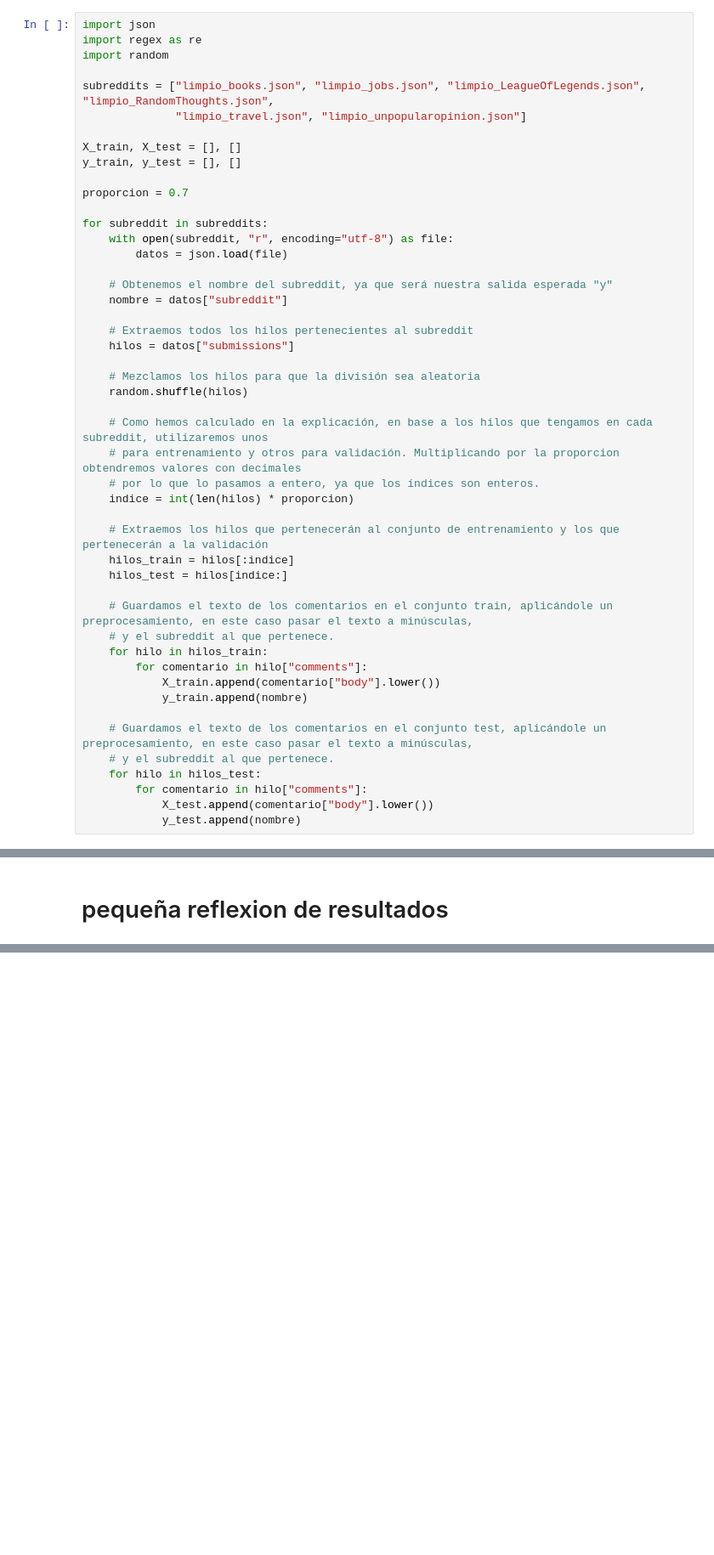
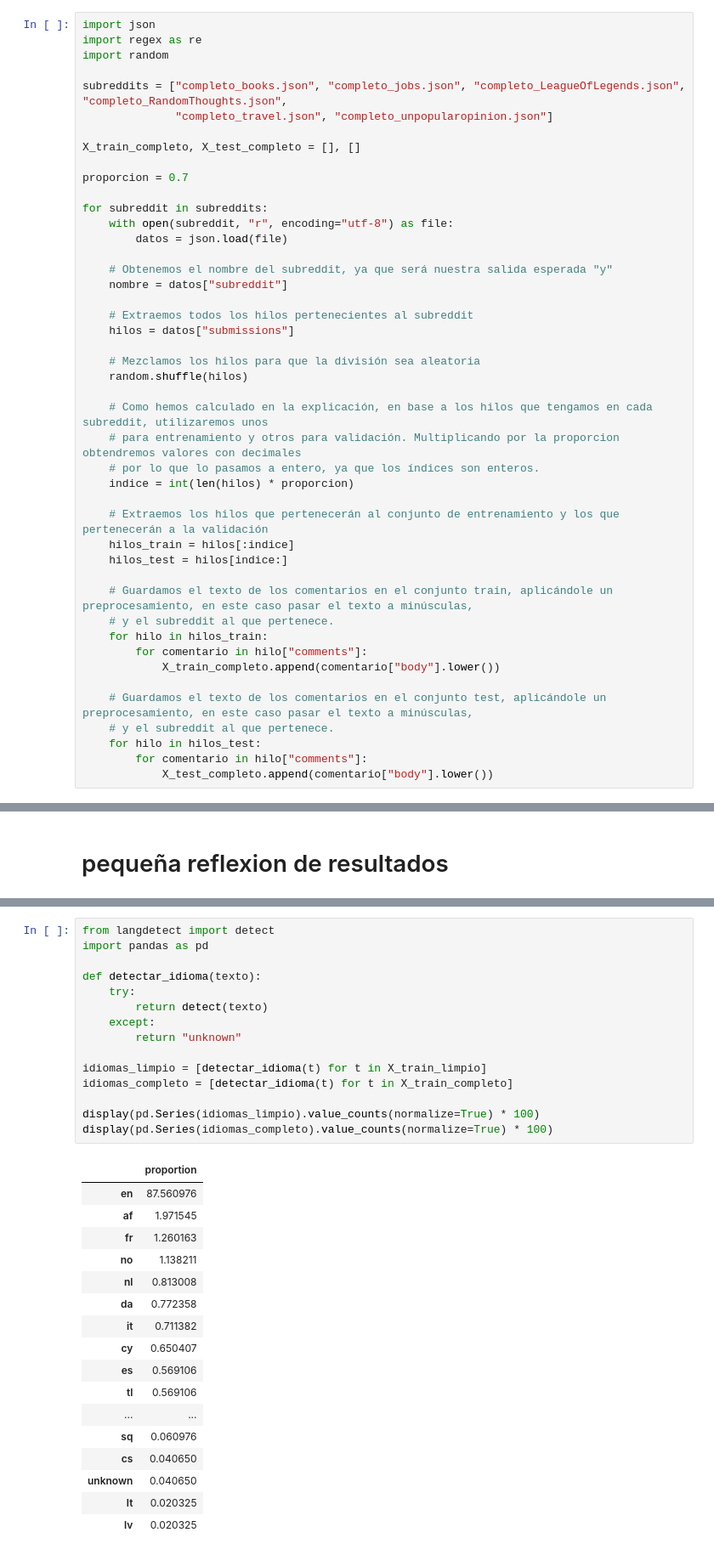
Before and after one commit to daniela-murciam-um-es/PLN-practicasParte2, a Jupyter notebook: apartado_2.ipynb, the cells around one changed output, grey strips where cells are left out. Shown at 85% size. Drawn from its saved outputs; the diff is of its cells as text; blank space fills up the shorter version.

```diff
--- a/apartado_2.ipynb
+++ b/apartado_2.ipynb
@@ -17,11 +71,10 @@ import json
 import regex as re
 import random
 
-subreddits = ["limpio_books.json", "limpio_jobs.json", "limpio_LeagueOfLegends.json", "limpio_RandomThoughts.json",
-			  "limpio_travel.json", "limpio_unpopularopinion.json"]
+subreddits = ["completo_books.json", "completo_jobs.json", "completo_LeagueOfLegends.json", "completo_RandomThoughts.json",
+			  "completo_travel.json", "completo_unpopularopinion.json"]
 
-X_train, X_test = [], []
-y_train, y_test = [], []
+X_train_completo, X_test_completo = [], []
 
 proporcion = 0.7
 
@@ -51,14 +104,12 @@ for subreddit in subreddits:
 	# y el subreddit al que pertenece.
 	for hilo in hilos_train:
 		for comentario in hilo["comments"]:
-			X_train.append(comentario["body"].lower())
-			y_train.append(nombre)
+			X_train_completo.append(comentario["body"].lower())
 
 	# Guardamos el texto de los comentarios en el conjunto test, aplicándole un preprocesamiento, en este caso pasar el texto a minúsculas,
 	# y el subreddit al que pertenece.
 	for hilo in hilos_test:
 		for comentario in hilo["comments"]:
-			X_test.append(comentario["body"].lower())
-			y_test.append(nombre)
+			X_test_completo.append(comentario["body"].lower())
 # %%
 # Comprobamos que el resultado obtenido es el que habíamos calculado previamente
@@ -286,0 +407,33 @@ ValueError: Unable to create tensor, you should probably activate truncation and
+# %%
+from langdetect import detect
+import pandas as pd
+
+def detectar_idioma(texto):
+    try:
+        return detect(texto)
+    except:
+        return "unknown"
+
+idiomas_limpio = [detectar_idioma(t) for t in X_train_limpio]
+idiomas_completo = [detectar_idioma(t) for t in X_train_completo]
+
+display(pd.Series(idiomas_limpio).value_counts(normalize=True) * 100)
+display(pd.Series(idiomas_completo).value_counts(normalize=True) * 100)
+# %% [output]
+|  | proportion |
+| en | 87.560976 |
+| af | 1.971545 |
+| fr | 1.260163 |
+| no | 1.138211 |
+| nl | 0.813008 |
+| da | 0.772358 |
+| it | 0.711382 |
+| cy | 0.650407 |
+| es | 0.569106 |
+| tl | 0.569106 |
+| ... | ... |
+| sq | 0.060976 |
+| cs | 0.040650 |
+| unknown | 0.040650 |
+| lt | 0.020325 |
+| lv | 0.020325 |
```
Also changed, not shown: parts of 39 cells of this notebook, 1 other file.
